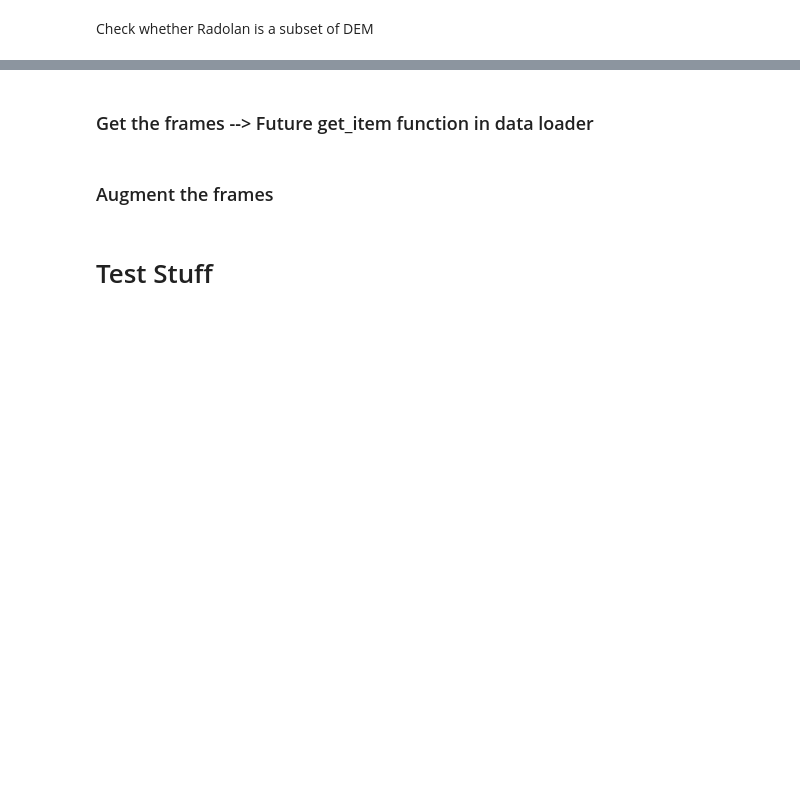
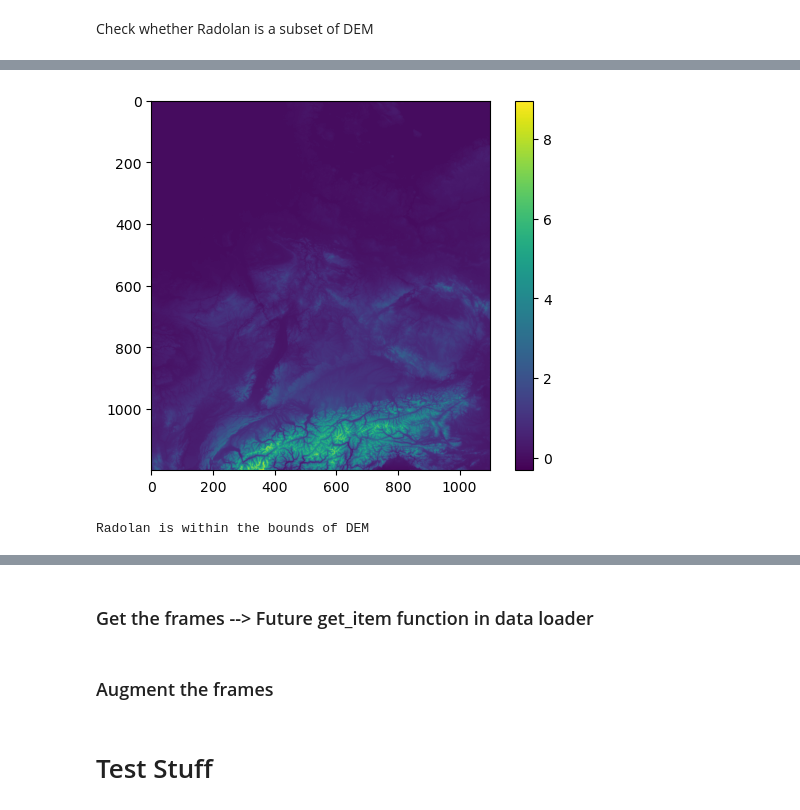
Before and after one commit to Osrip/deep_learn_rain_nowcasting, a Jupyter notebook: notebooks/new_filtering_data_scraper_cleaned_FINAL_VER.ipynb, the cells around one changed output, grey strips where cells are left out. Saved outputs shown, nothing was run; the diff lists cells and outputs as text; code cells hidden in the pictures; blank space fills up the shorter version.

```diff
--- a/notebooks/new_filtering_data_scraper_cleaned_FINAL_VER.ipynb
+++ b/notebooks/new_filtering_data_scraper_cleaned_FINAL_VER.ipynb
@@ -395,0 +406,11 @@ print('Radolan is within the bounds of DEM')
+# %%
+dem_vals = dem_range_radolan.dem.values
+dem_normed = (dem_vals) / np.std(dem_vals)
+plt.figure()
+plt.imshow(dem_normed, cmap='viridis')
+plt.colorbar()
+plt.show()
+print('Radolan is within the bounds of DEM')
+# %% [output]
+[figure, added]
+Radolan is within the bounds of DEM
```
Also changed, not shown: parts of 6 cells of this notebook, 3 other files.
